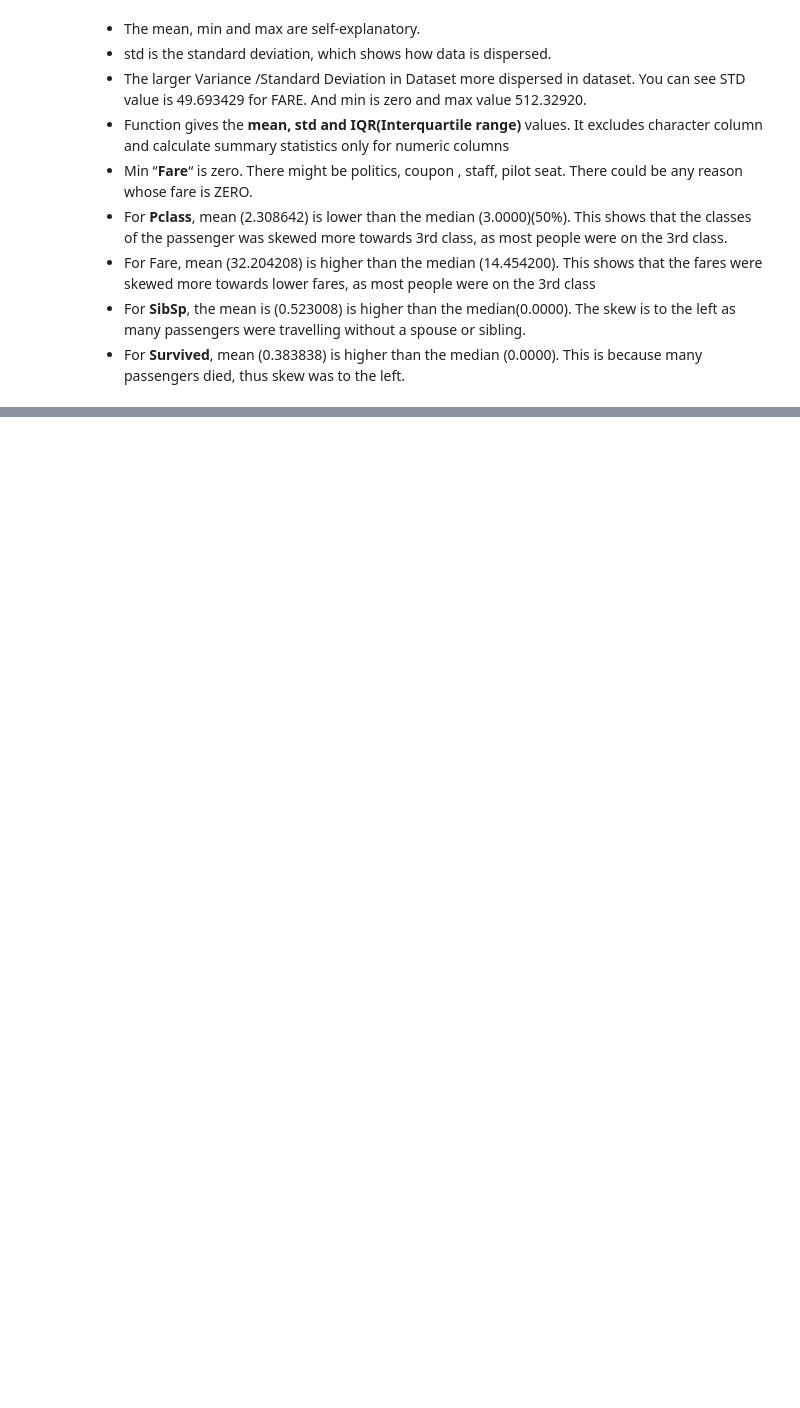
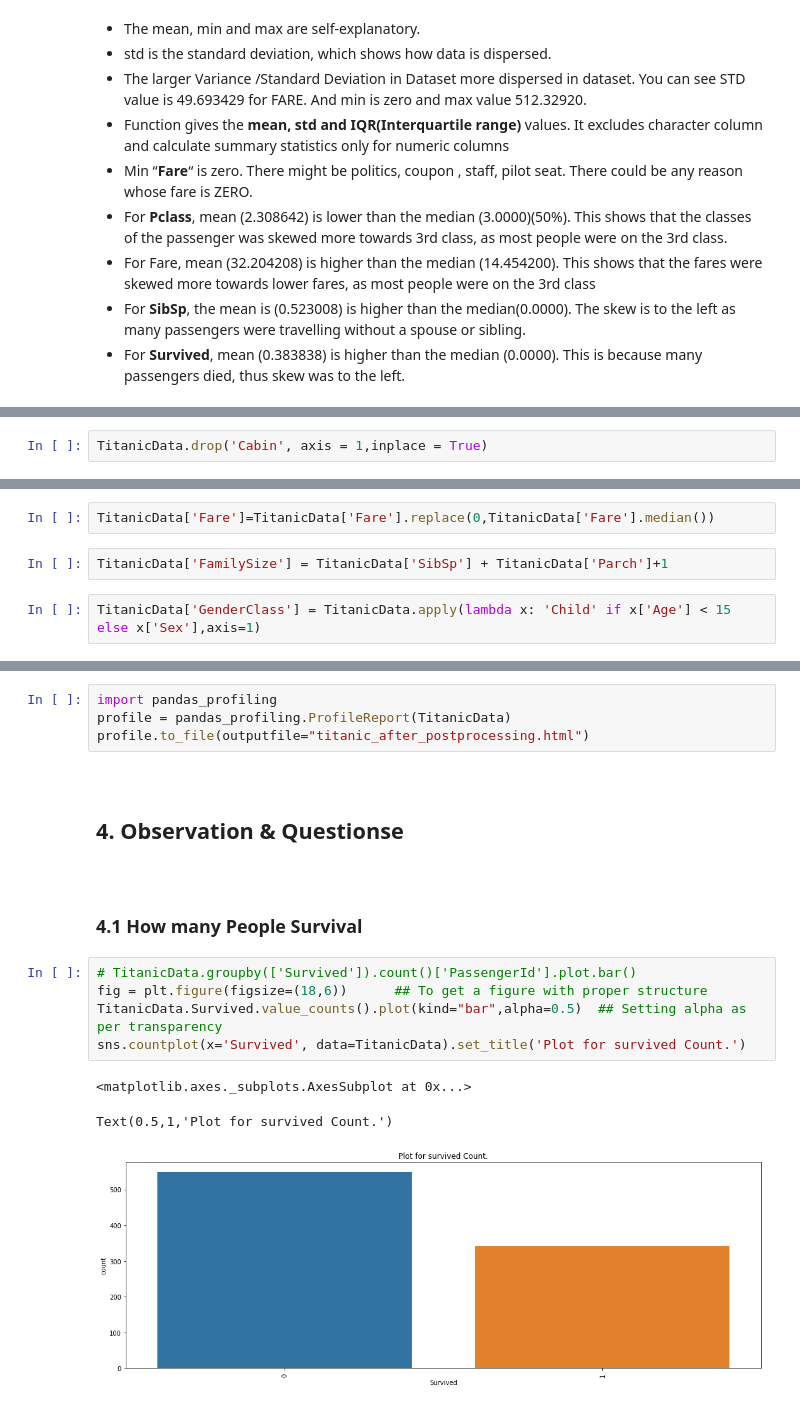
Before and after one commit to TJ-DS/ExploratoryDataAnalysis-EDA, a Jupyter notebook: TitanicDataset/TitanicDataset.ipynb, the cells around one changed output, grey strips where cells are left out. Cells and saved outputs as stored; diff of their text form; blank space fills up the shorter version.

```diff
--- a/TitanicDataset/TitanicDataset.ipynb
+++ b/TitanicDataset/TitanicDataset.ipynb
@@ -208,0 +225,2 @@ ModuleNotFoundError: No module named 'pandas.core.internals.managers'; 'pandas.c
+# %%
+TitanicData.drop('Cabin', axis = 1,inplace = True)
@@ -208,0 +232,6 @@ ModuleNotFoundError: No module named 'pandas.core.internals.managers'; 'pandas.c
+# %%
+TitanicData['Fare']=TitanicData['Fare'].replace(0,TitanicData['Fare'].median())
+# %%
+TitanicData['FamilySize'] = TitanicData['SibSp'] + TitanicData['Parch']+1
+# %%
+TitanicData['GenderClass'] = TitanicData.apply(lambda x: 'Child' if x['Age'] < 15 else x['Sex'],axis=1)
@@ -208,0 +256,21 @@ ModuleNotFoundError: No module named 'pandas.core.internals.managers'; 'pandas.c
+# %%
+import pandas_profiling
+profile = pandas_profiling.ProfileReport(TitanicData)
+profile.to_file(outputfile="titanic_after_postprocessing.html")
+# %% [markdown]
+<a id = section4></a>
+# %% [markdown]
+## 4. Observation & Questionse
+# %% [markdown]
+<a id = section41></a>
+# %% [markdown]
+### 4.1 How many People Survival
+# %%
+# TitanicData.groupby(['Survived']).count()['PassengerId'].plot.bar()
+fig = plt.figure(figsize=(18,6))      ## To get a figure with proper structure
+TitanicData.Survived.value_counts().plot(kind="bar",alpha=0.5)  ## Setting alpha as per transparency
+sns.countplot(x='Survived', data=TitanicData).set_title('Plot for survived Count.')
+# %% [output]
+<matplotlib.axes._subplots.AxesSubplot at 0x...>
+Text(0.5,1,'Plot for survived Count.')
+[figure, added]
```
Also changed, not shown: parts of 39 cells of this notebook.
